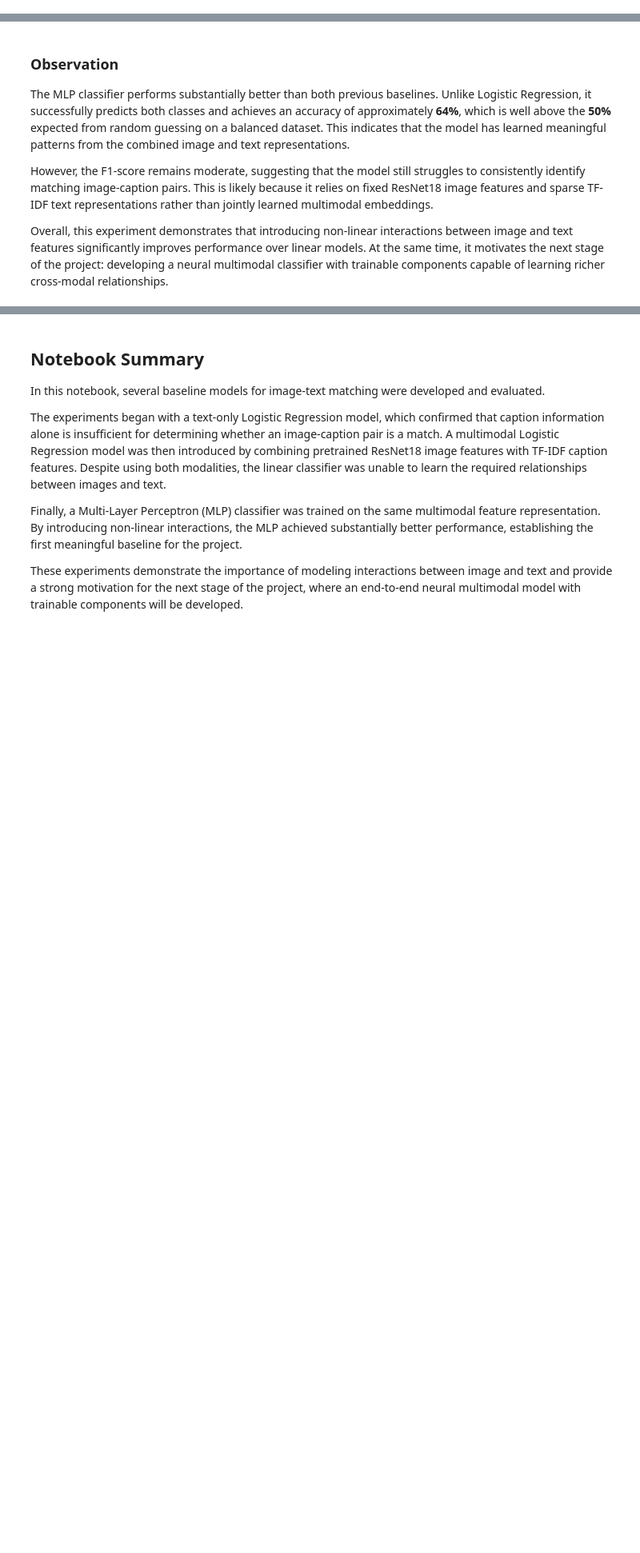
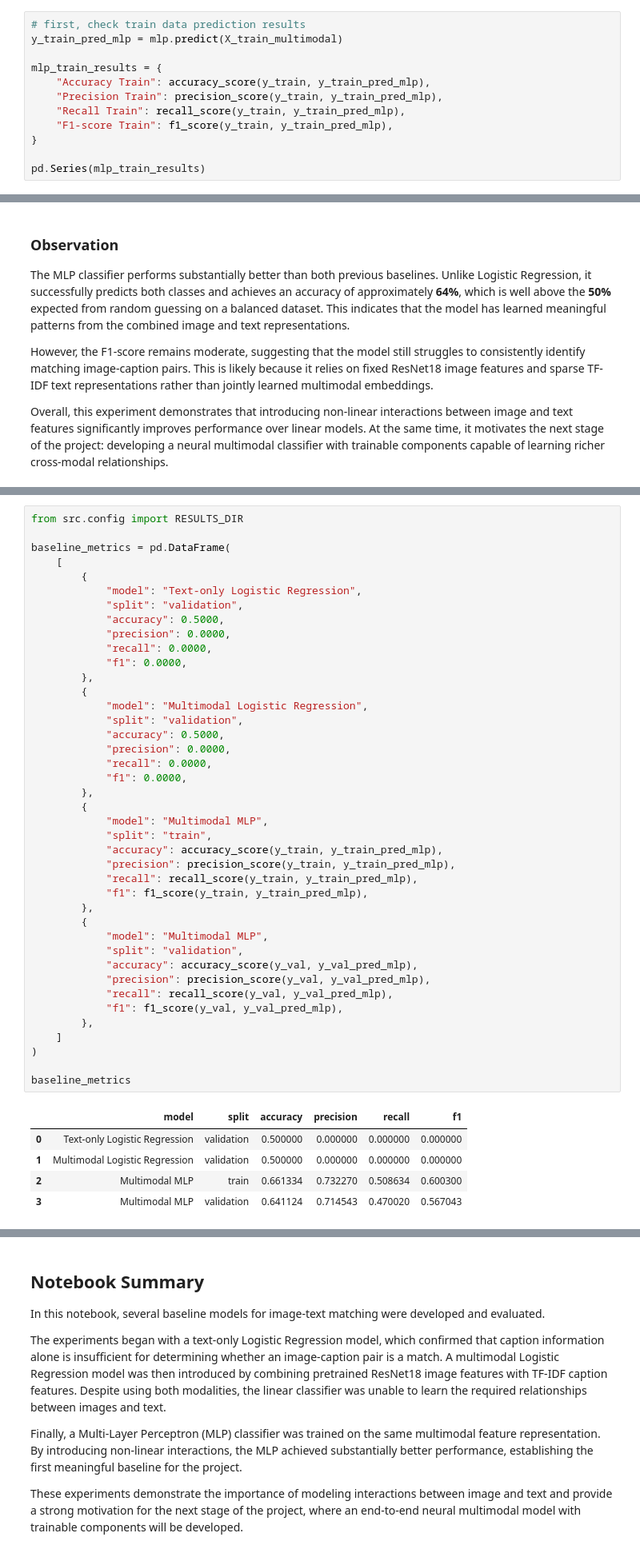
Before and after one commit to Maxstef/flickr30k-multimodal-retrieval, a Jupyter notebook: notebooks/03_baseline_models.ipynb, the cells around one changed output, grey strips where cells are left out. Shown at 80% size. Drawn from its saved outputs; the diff is of its cells as text; blank space fills up the shorter version.

```diff
--- a/notebooks/03_baseline_models.ipynb
+++ b/notebooks/03_baseline_models.ipynb
@@ -460,3 +460,15 @@ CPU times: user 32min 12s, sys: 1min 44s, total: 33min 56s
 Wall time: 5min 49s
 MLPClassifier(batch_size=256, early_stopping=True, hidden_layer_sizes=(64,),
               max_iter=20, n_iter_no_change=3, random_state=42, verbose=True)
+# %%
+# first, check train data prediction results
+y_train_pred_mlp = mlp.predict(X_train_multimodal)
+
+mlp_train_results = {
+    "Accuracy Train": accuracy_score(y_train, y_train_pred_mlp),
+    "Precision Train": precision_score(y_train, y_train_pred_mlp),
+    "Recall Train": recall_score(y_train, y_train_pred_mlp),
+    "F1-score Train": f1_score(y_train, y_train_pred_mlp),
+}
+
+pd.Series(mlp_train_results)
@@ -506,0 +540,47 @@ Overall, this experiment demonstrates that introducing non-linear interactions b
+# %%
+from src.config import RESULTS_DIR
+
+baseline_metrics = pd.DataFrame(
+    [
+        {
+            "model": "Text-only Logistic Regression",
+            "split": "validation",
+            "accuracy": 0.5000,
+            "precision": 0.0000,
+            "recall": 0.0000,
+            "f1": 0.0000,
+        },
+        {
+            "model": "Multimodal Logistic Regression",
+            "split": "validation",
+            "accuracy": 0.5000,
+            "precision": 0.0000,
+            "recall": 0.0000,
+            "f1": 0.0000,
+        },
+        {
+            "model": "Multimodal MLP",
+            "split": "train",
+            "accuracy": accuracy_score(y_train, y_train_pred_mlp),
+            "precision": precision_score(y_train, y_train_pred_mlp),
+            "recall": recall_score(y_train, y_train_pred_mlp),
+            "f1": f1_score(y_train, y_train_pred_mlp),
+        },
+        {
+            "model": "Multimodal MLP",
+            "split": "validation",
+            "accuracy": accuracy_score(y_val, y_val_pred_mlp),
+            "precision": precision_score(y_val, y_val_pred_mlp),
+            "recall": recall_score(y_val, y_val_pred_mlp),
+            "f1": f1_score(y_val, y_val_pred_mlp),
+        },
+    ]
+)
+
+baseline_metrics
+# %% [output]
+|  | model | split | accuracy | precision | recall | f1 |
+| 0 | Text-only Logistic Regression | validation | 0.500000 | 0.000000 | 0.000000 | 0.000000 |
+| 1 | Multimodal Logistic Regression | validation | 0.500000 | 0.000000 | 0.000000 | 0.000000 |
+| 2 | Multimodal MLP | train | 0.661334 | 0.732270 | 0.508634 | 0.600300 |
+| 3 | Multimodal MLP | validation | 0.641124 | 0.714543 | 0.470020 | 0.567043 |
```
Also changed, not shown: parts of 4 cells of this notebook, 5 other files.
